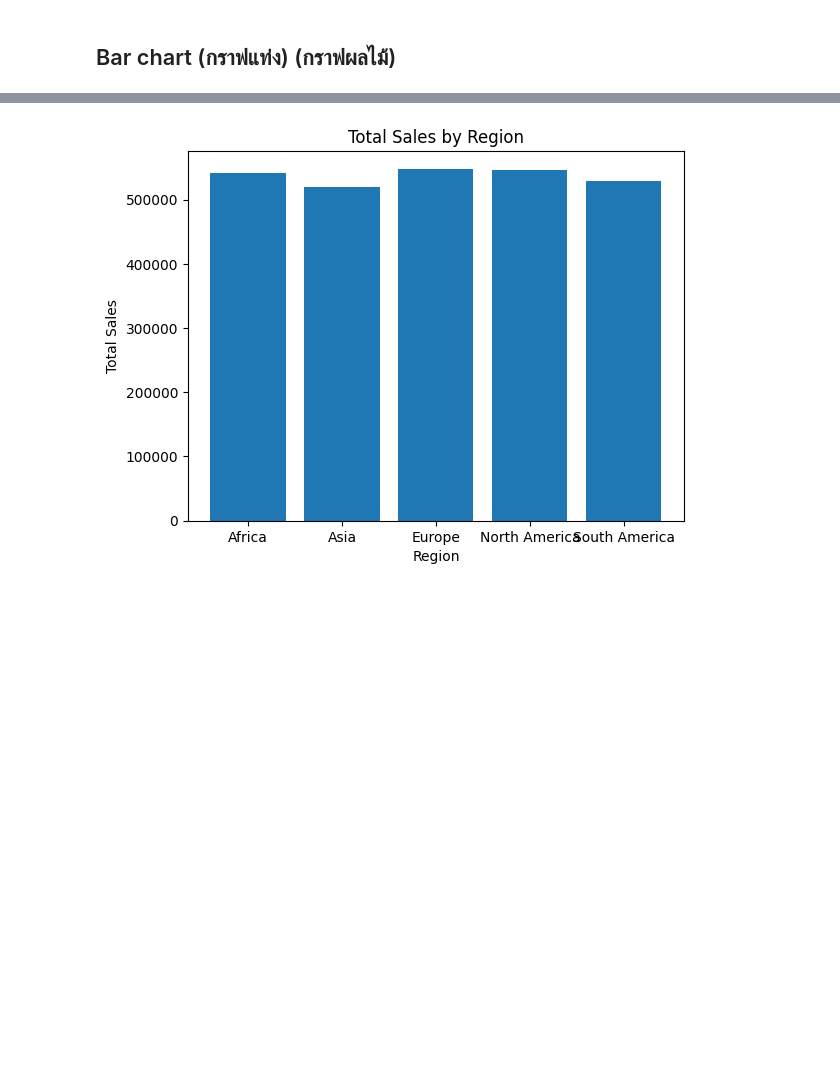
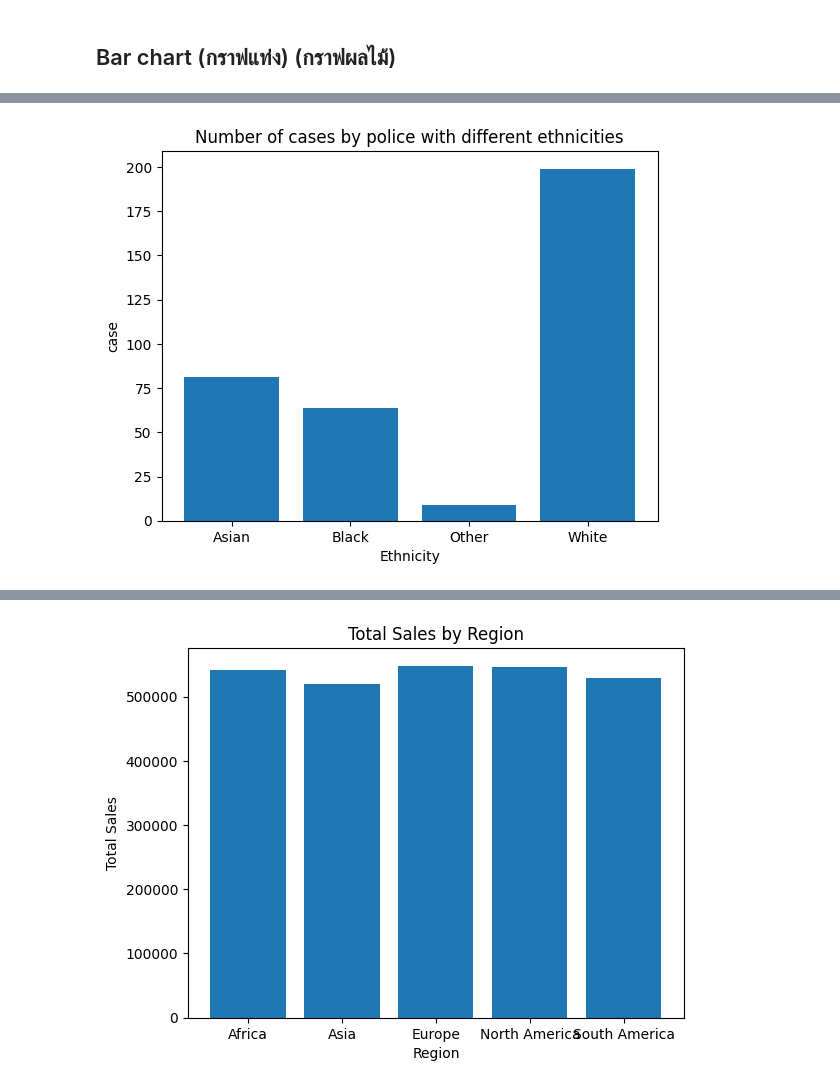
Before and after one commit to bbombver/dataviz2025, a Jupyter notebook: Visualize_Data_Comparison_2025.ipynb, the cells around one changed output, grey strips where cells are left out. Saved outputs shown, nothing was run; the diff lists cells and outputs as text; code cells hidden in the pictures; blank space fills up the shorter version.

```diff
--- a/Visualize_Data_Comparison_2025.ipynb
+++ b/Visualize_Data_Comparison_2025.ipynb
@@ -61,0 +78,7 @@ data
+# %%
+plt.bar(compared_police_rth['Officer-defined ethnicity'], compared_police_rth['Type']);
+plt.xlabel('Ethnicity')
+plt.ylabel('case')
+plt.title('Number of cases by police with different ethnicities');
+# %% [output]
+[figure, added]
```
Also changed, not shown: parts of 12 cells of this notebook.
